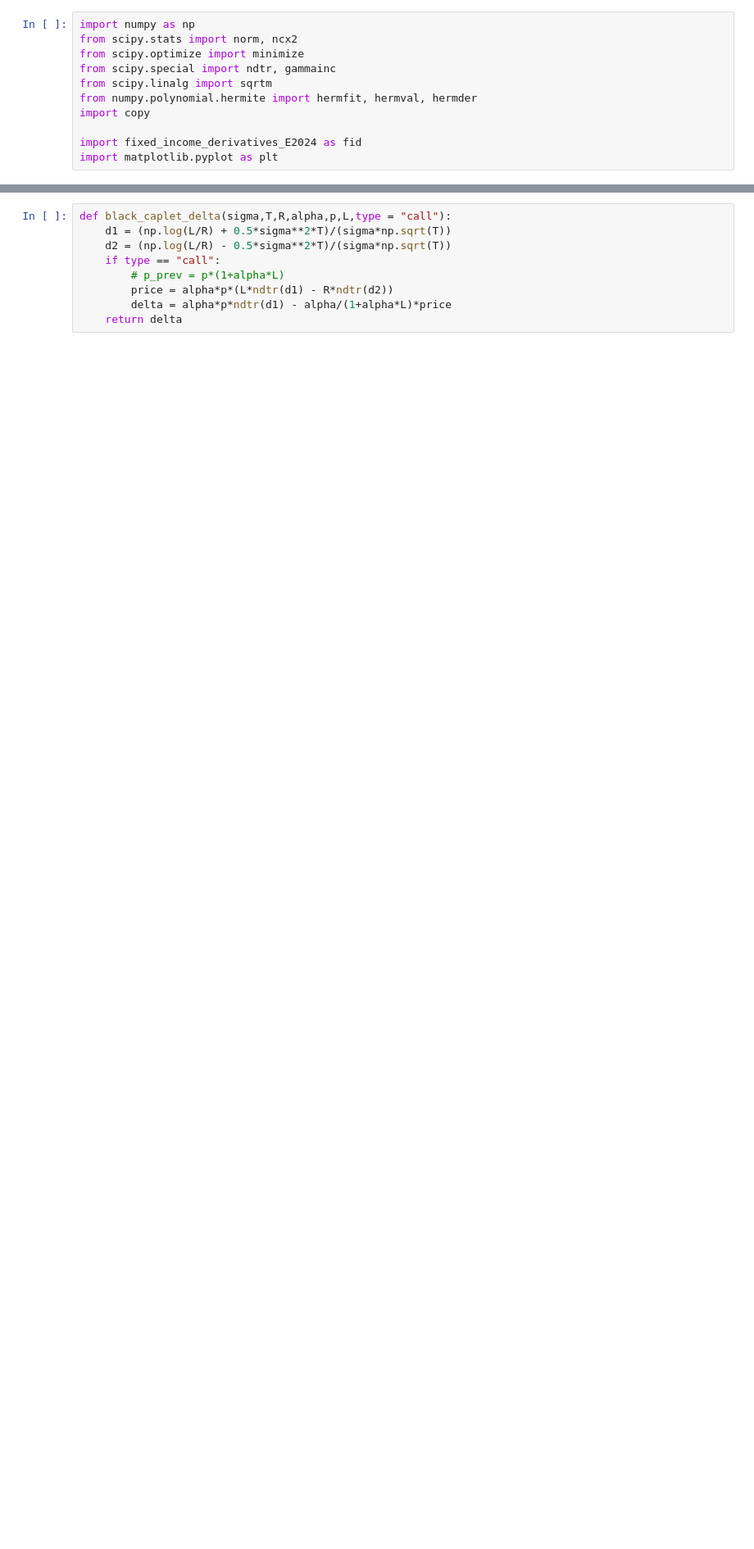
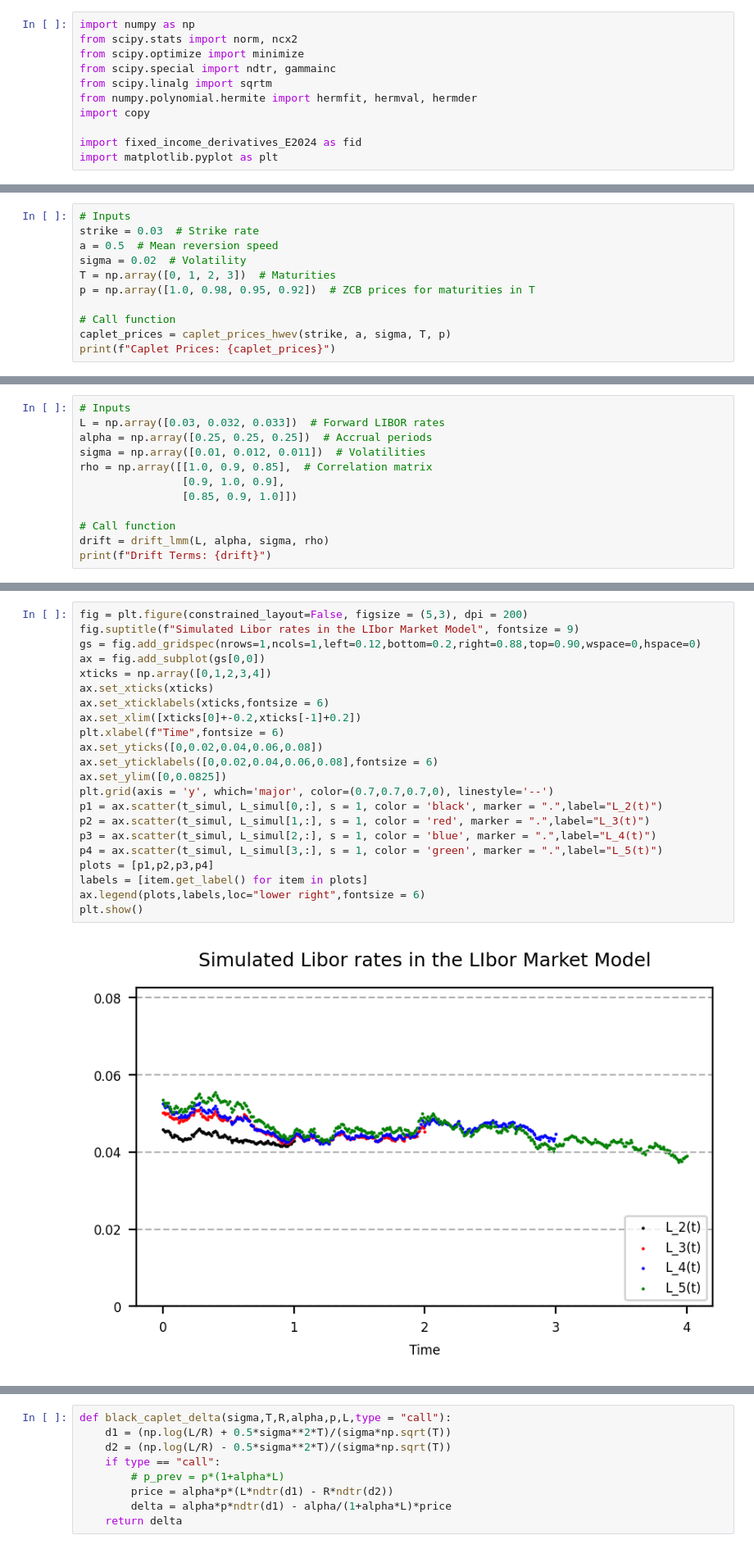
Before and after one commit to johanoelgaard/FixedIncome, a Jupyter notebook: Files/functions_explained.ipynb, the cells around one changed output, grey strips where cells are left out. Shown at 82% size. Saved outputs shown, nothing was run; the diff lists cells and outputs as text; blank space fills up the shorter version.

Commit message:
Added Ho-Lee example and updated functions explained notebook for a large part of the functions.

```diff
--- a/Files/functions_explained.ipynb
+++ b/Files/functions_explained.ipynb
@@ -1048,0 +3506,11 @@ def black_caplet_price(sigma,T,R,alpha,p,L,type = "call"):
+# %%
+# Inputs
+strike = 0.03  # Strike rate
+a = 0.5  # Mean reversion speed
+sigma = 0.02  # Volatility
+T = np.array([0, 1, 2, 3])  # Maturities
+p = np.array([1.0, 0.98, 0.95, 0.92])  # ZCB prices for maturities in T
+
+# Call function
+caplet_prices = caplet_prices_hwev(strike, a, sigma, T, p)
+print(f"Caplet Prices: {caplet_prices}")
@@ -1048,0 +3574,12 @@ def black_caplet_price(sigma,T,R,alpha,p,L,type = "call"):
+# %%
+# Inputs
+L = np.array([0.03, 0.032, 0.033])  # Forward LIBOR rates
+alpha = np.array([0.25, 0.25, 0.25])  # Accrual periods
+sigma = np.array([0.01, 0.012, 0.011])  # Volatilities
+rho = np.array([[1.0, 0.9, 0.85],  # Correlation matrix
+                [0.9, 1.0, 0.9],
+                [0.85, 0.9, 1.0]])
+
+# Call function
+drift = drift_lmm(L, alpha, sigma, rho)
+print(f"Drift Terms: {drift}")
@@ -1048,0 +3705,24 @@ def black_caplet_price(sigma,T,R,alpha,p,L,type = "call"):
+# %%
+fig = plt.figure(constrained_layout=False, figsize = (5,3), dpi = 200)
+fig.suptitle(f"Simulated Libor rates in the LIbor Market Model", fontsize = 9)
+gs = fig.add_gridspec(nrows=1,ncols=1,left=0.12,bottom=0.2,right=0.88,top=0.90,wspace=0,hspace=0)
+ax = fig.add_subplot(gs[0,0])
+xticks = np.array([0,1,2,3,4])
+ax.set_xticks(xticks)
+ax.set_xticklabels(xticks,fontsize = 6)
+ax.set_xlim([xticks[0]+-0.2,xticks[-1]+0.2])
+plt.xlabel(f"Time",fontsize = 6)
+ax.set_yticks([0,0.02,0.04,0.06,0.08])
+ax.set_yticklabels([0,0.02,0.04,0.06,0.08],fontsize = 6)
+ax.set_ylim([0,0.0825])
+plt.grid(axis = 'y', which='major', color=(0.7,0.7,0.7,0), linestyle='--')
+p1 = ax.scatter(t_simul, L_simul[0,:], s = 1, color = 'black', marker = ".",label="L_2(t)")
+p2 = ax.scatter(t_simul, L_simul[1,:], s = 1, color = 'red', marker = ".",label="L_3(t)")
+p3 = ax.scatter(t_simul, L_simul[2,:], s = 1, color = 'blue', marker = ".",label="L_4(t)")
+p4 = ax.scatter(t_simul, L_simul[3,:], s = 1, color = 'green', marker = ".",label="L_5(t)")
+plots = [p1,p2,p3,p4]
+labels = [item.get_label() for item in plots]
+ax.legend(plots,labels,loc="lower right",fontsize = 6)
+plt.show()
+# %% [output]
+[figure, added]
```
Also changed, not shown: parts of 299 cells of this notebook, 1 other file.
